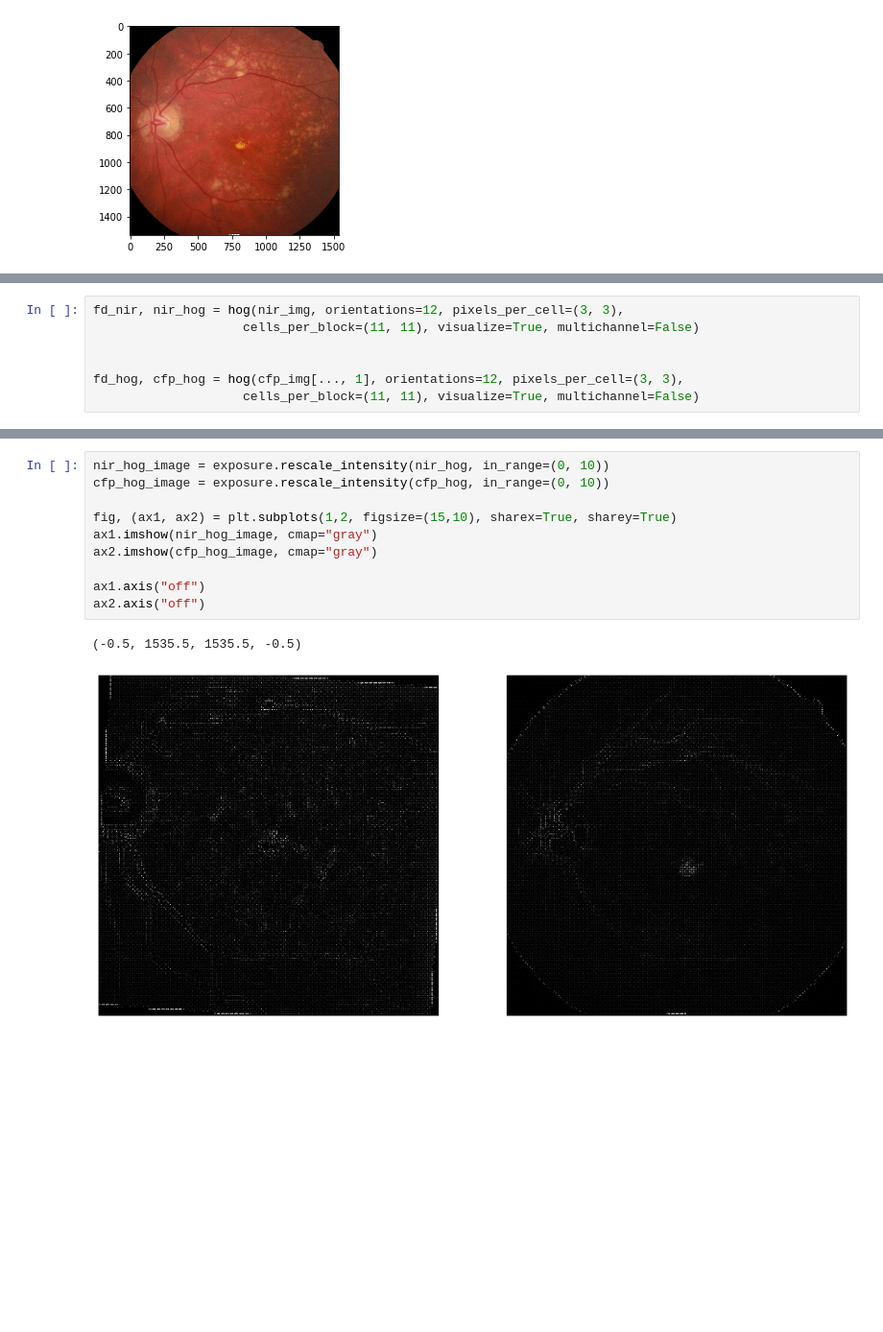
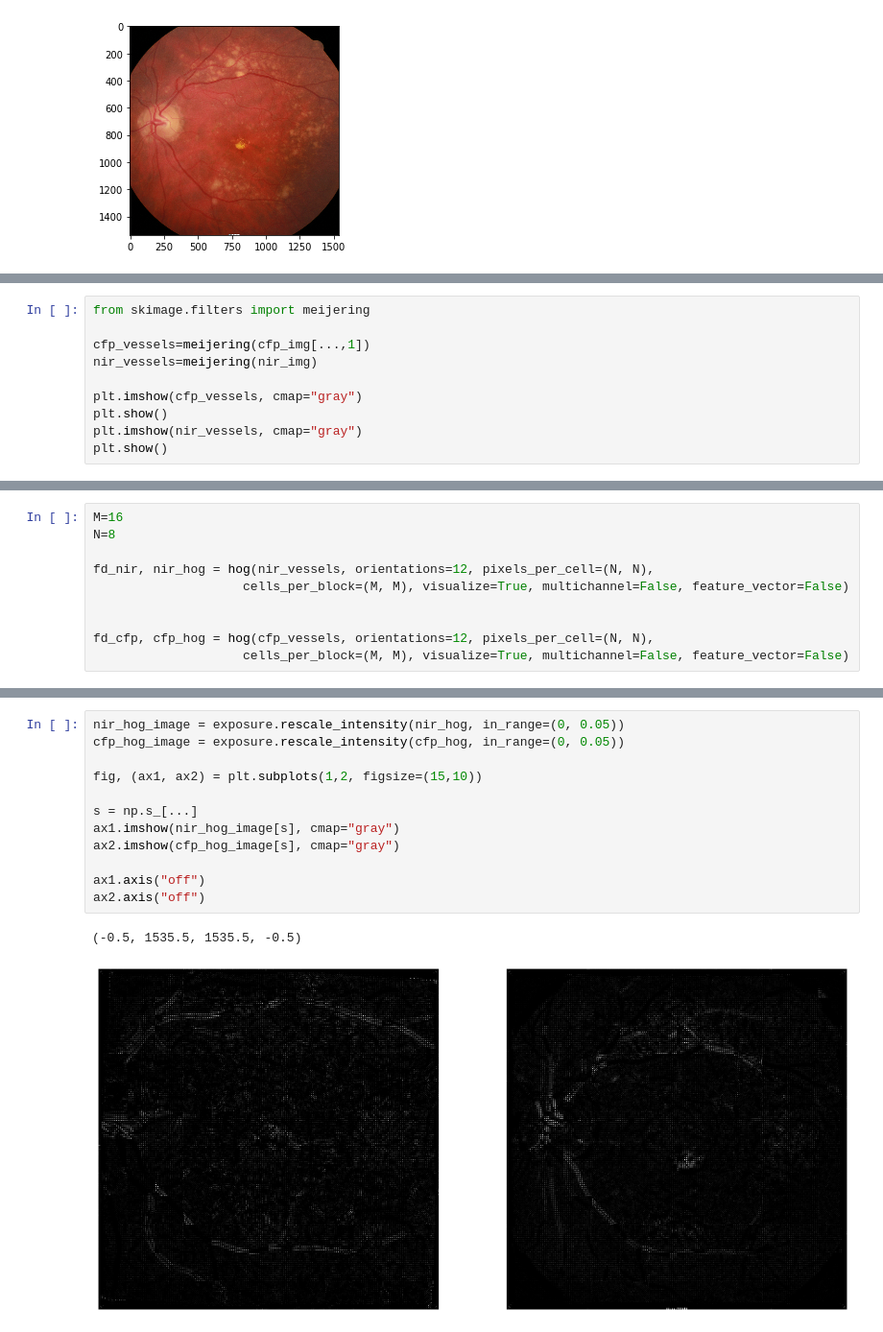
Before and after one commit to MedVisBonn/eyepy, a Jupyter notebook: notebooks/NIR_CFP_registration.ipynb, the cells around one changed output, grey strips where cells are left out. Shown at 96% size. Drawn from its saved outputs; the diff is of its cells as text; blank space fills up the shorter version.

```diff
--- a/notebooks/NIR_CFP_registration.ipynb
+++ b/notebooks/NIR_CFP_registration.ipynb
@@ -55,0 +283,10 @@ plt.show()
+# %%
+from skimage.filters import meijering
+
+cfp_vessels=meijering(cfp_img[...,1])
+nir_vessels=meijering(nir_img)
+
+plt.imshow(cfp_vessels, cmap="gray")
+plt.show()
+plt.imshow(nir_vessels, cmap="gray")
+plt.show()
@@ -56,7 +298,10 @@ plt.show()
 # %%
-fd_nir, nir_hog = hog(nir_img, orientations=12, pixels_per_cell=(3, 3),
-                    cells_per_block=(11, 11), visualize=True, multichannel=False)
+M=16
+N=8
+
+fd_nir, nir_hog = hog(nir_vessels, orientations=12, pixels_per_cell=(N, N),
+                    cells_per_block=(M, M), visualize=True, multichannel=False, feature_vector=False)
 
 
-fd_hog, cfp_hog = hog(cfp_img[..., 1], orientations=12, pixels_per_cell=(3, 3),
-                    cells_per_block=(11, 11), visualize=True, multichannel=False)
+fd_cfp, cfp_hog = hog(cfp_vessels, orientations=12, pixels_per_cell=(N, N),
+                    cells_per_block=(M, M), visualize=True, multichannel=False, feature_vector=False)
@@ -63,13 +313,15 @@ fd_hog, cfp_hog = hog(cfp_img[..., 1], orientations=12, pixels_per_cell=(3, 3),
 # %%
-nir_hog_image = exposure.rescale_intensity(nir_hog, in_range=(0, 10))
-cfp_hog_image = exposure.rescale_intensity(cfp_hog, in_range=(0, 10))
+nir_hog_image = exposure.rescale_intensity(nir_hog, in_range=(0, 0.05))
+cfp_hog_image = exposure.rescale_intensity(cfp_hog, in_range=(0, 0.05))
 
-fig, (ax1, ax2) = plt.subplots(1,2, figsize=(15,10), sharex=True, sharey=True)
-ax1.imshow(nir_hog_image, cmap="gray")
-ax2.imshow(cfp_hog_image, cmap="gray")
+fig, (ax1, ax2) = plt.subplots(1,2, figsize=(15,10))
+
+s = np.s_[...]
+ax1.imshow(nir_hog_image[s], cmap="gray")
+ax2.imshow(cfp_hog_image[s], cmap="gray")
 
 ax1.axis("off")
 ax2.axis("off")
 # %% [output]
 (-0.5, 1535.5, 1535.5, -0.5)
-[figure, old version]
+[figure, new version]
```
Also changed, not shown: parts of 47 cells of this notebook, 7 other files.
